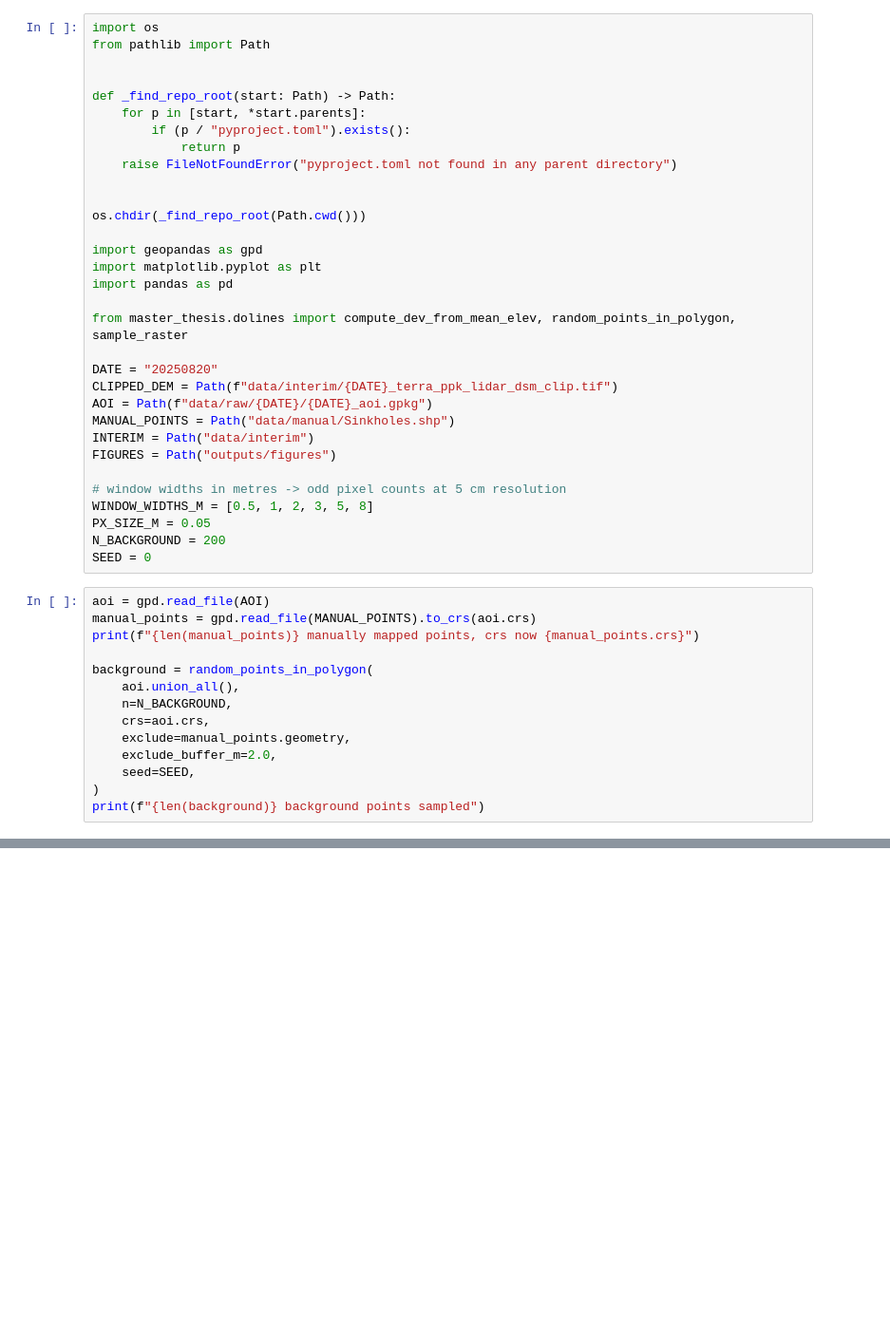
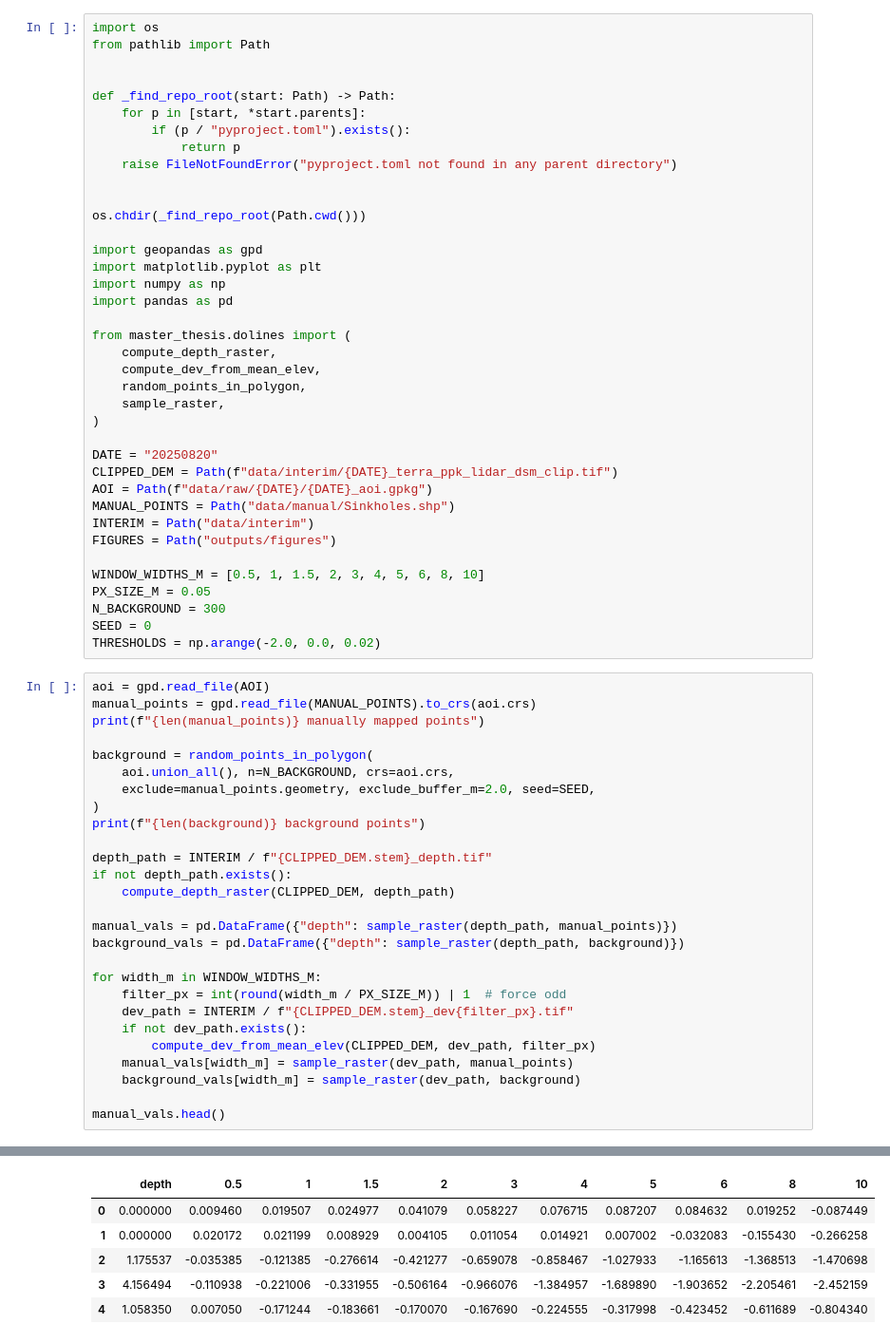
Before and after one commit to HannaZoe/Master_Thesis, a Jupyter notebook: notebooks/03_doline_calibration_20250820.ipynb, the cells around one changed output, grey strips where cells are left out. Shown at 95% size. Saved outputs shown, nothing was run; the diff lists cells and outputs as text; blank space fills up the shorter version.

Commit message:
Deeper calibration: 19 points, LOOCV, DepthInSink combo test; log findings and parking lot

```diff
--- a/notebooks/03_doline_calibration_20250820.ipynb
+++ b/notebooks/03_doline_calibration_20250820.ipynb
@@ -20,9 +20,15 @@ os.chdir(_find_repo_root(Path.cwd()))
 
 import geopandas as gpd
 import matplotlib.pyplot as plt
+import numpy as np
 import pandas as pd
 
-from master_thesis.dolines import compute_dev_from_mean_elev, random_points_in_polygon, sample_raster
+from master_thesis.dolines import (
+    compute_depth_raster,
+    compute_dev_from_mean_elev,
+    random_points_in_polygon,
+    sample_raster,
+)
 
 DATE = "20250820"
 CLIPPED_DEM = Path(f"data/interim/{DATE}_terra_ppk_lidar_dsm_clip.tif")
@@ -31,23 +37,36 @@ MANUAL_POINTS = Path("data/manual/Sinkholes.shp")
 INTERIM = Path("data/interim")
 FIGURES = Path("outputs/figures")
 
-# window widths in metres -> odd pixel counts at 5 cm resolution
-WINDOW_WIDTHS_M = [0.5, 1, 2, 3, 5, 8]
+WINDOW_WIDTHS_M = [0.5, 1, 1.5, 2, 3, 4, 5, 6, 8, 10]
 PX_SIZE_M = 0.05
-N_BACKGROUND = 200
+N_BACKGROUND = 300
 SEED = 0
+THRESHOLDS = np.arange(-2.0, 0.0, 0.02)
 # %%
 aoi = gpd.read_file(AOI)
 manual_points = gpd.read_file(MANUAL_POINTS).to_crs(aoi.crs)
-print(f"{len(manual_points)} manually mapped points, crs now {manual_points.crs}")
+print(f"{len(manual_points)} manually mapped points")
 
 background = random_points_in_polygon(
-    aoi.union_all(),
-    n=N_BACKGROUND,
-    crs=aoi.crs,
-    exclude=manual_points.geometry,
-    exclude_buffer_m=2.0,
-    seed=SEED,
+    aoi.union_all(), n=N_BACKGROUND, crs=aoi.crs,
+    exclude=manual_points.geometry, exclude_buffer_m=2.0, seed=SEED,
 )
-print(f"{len(background)} background points sampled")
+print(f"{len(background)} background points")
+
+depth_path = INTERIM / f"{CLIPPED_DEM.stem}_depth.tif"
+if not depth_path.exists():
+    compute_depth_raster(CLIPPED_DEM, depth_path)
+
+manual_vals = pd.DataFrame({"depth": sample_raster(depth_path, manual_points)})
+background_vals = pd.DataFrame({"depth": sample_raster(depth_path, background)})
+
+for width_m in WINDOW_WIDTHS_M:
+    filter_px = int(round(width_m / PX_SIZE_M)) | 1  # force odd
+    dev_path = INTERIM / f"{CLIPPED_DEM.stem}_dev{filter_px}.tif"
+    if not dev_path.exists():
+        compute_dev_from_mean_elev(CLIPPED_DEM, dev_path, filter_px)
+    manual_vals[width_m] = sample_raster(dev_path, manual_points)
+    background_vals[width_m] = sample_raster(dev_path, background)
+
+manual_vals.head()
 # %% [output]
@@ -55,0 +75,6 @@ print(f"{len(background)} background points sampled")
+|  | depth | 0.5 | 1 | 1.5 | 2 | 3 | 4 | 5 | 6 | 8 | 10 |
+| 0 | 0.000000 | 0.009460 | 0.019507 | 0.024977 | 0.041079 | 0.058227 | 0.076715 | 0.087207 | 0.084632 | 0.019252 | -0.087449 |
+| 1 | 0.000000 | 0.020172 | 0.021199 | 0.008929 | 0.004105 | 0.011054 | 0.014921 | 0.007002 | -0.032083 | -0.155430 | -0.266258 |
+| 2 | 1.175537 | -0.035385 | -0.121385 | -0.276614 | -0.421277 | -0.659078 | -0.858467 | -1.027933 | -1.165613 | -1.368513 | -1.470698 |
+| 3 | 4.156494 | -0.110938 | -0.221006 | -0.331955 | -0.506164 | -0.966076 | -1.384957 | -1.689890 | -1.903652 | -2.205461 | -2.452159 |
+| 4 | 1.058350 | 0.007050 | -0.171244 | -0.183661 | -0.170070 | -0.167690 | -0.224555 | -0.317998 | -0.423452 | -0.611689 | -0.804340 |
```
Also changed, not shown: parts of 12 cells of this notebook, 4 other files.
